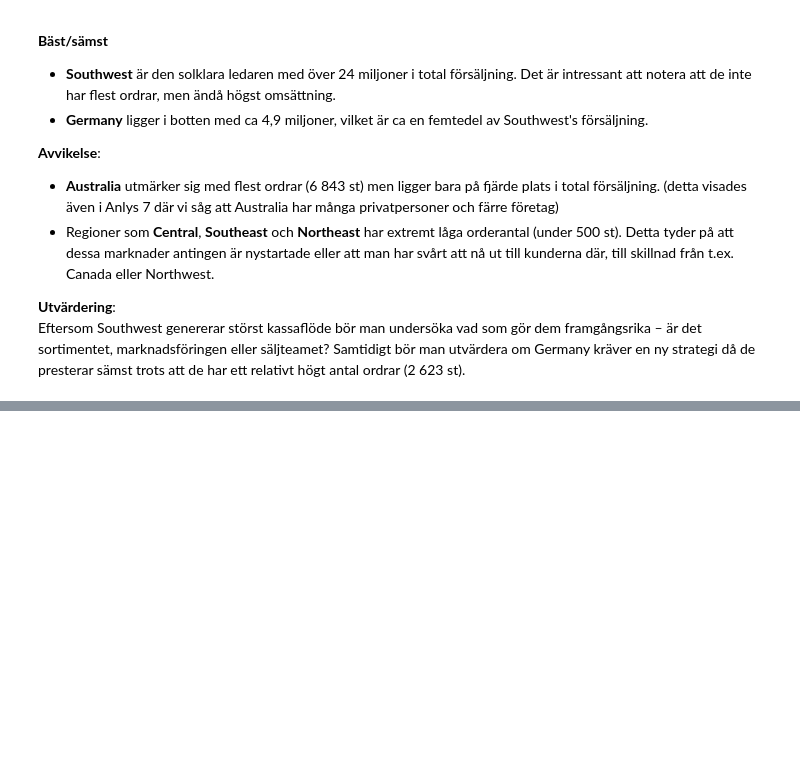
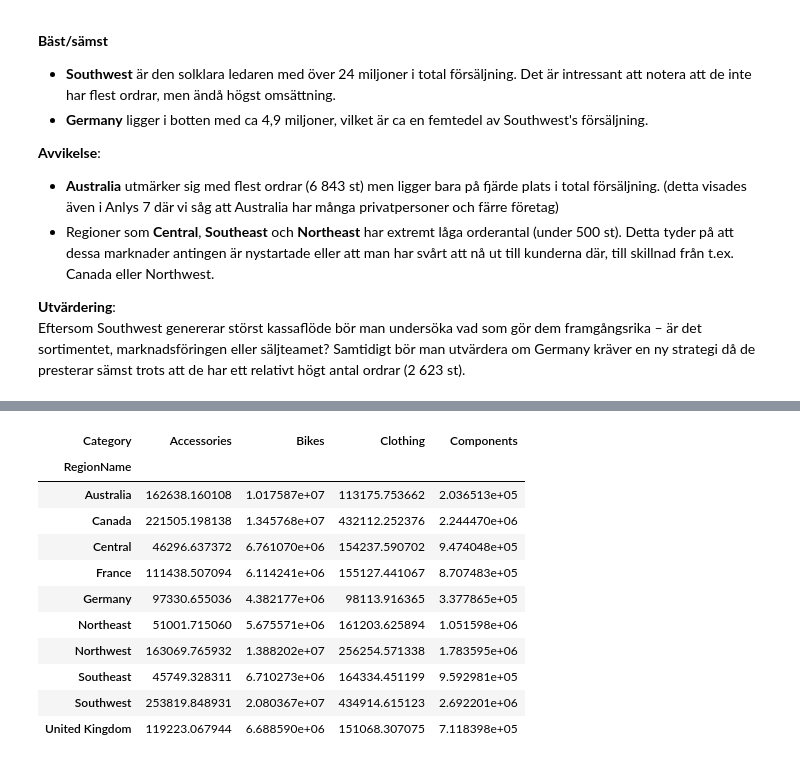
Before and after one commit to Shara-Hysen/adventureworks-sales-analysis-assignment, a Jupyter notebook: analysis.ipynb, the cells around one changed output, grey strips where cells are left out. Drawn from its saved outputs; the diff is of its cells as text; code cells hidden in the pictures; blank space fills up the shorter version.

```diff
--- a/analysis.ipynb
+++ b/analysis.ipynb
@@ -705,0 +719,42 @@ Eftersom Southwest genererar störst kassaflöde bör man undersöka vad som gö
+# %%
+query_deep_vis2 = """
+SELECT
+    st.Name AS RegionName,
+    pc.Name AS Category,
+    SUM(sod.LineTotal) AS LineTotal
+FROM Sales.SalesTerritory st
+INNER JOIN Sales.Customer c ON st.TerritoryID = c.TerritoryID
+INNER JOIN Sales.SalesOrderHeader soh ON c.CustomerID = soh.CustomerID
+INNER JOIN Sales.SalesOrderDetail sod ON soh.SalesOrderID = sod.SalesOrderID
+INNER JOIN Production.Product p ON sod.ProductID = p.ProductID
+INNER JOIN Production.ProductSubcategory ps ON p.ProductSubcategoryID = ps.ProductSubcategoryID
+INNER JOIN Production.ProductCategory pc ON ps.ProductCategoryID = pc.ProductCategoryID
+GROUP BY st.Name, pc.Name
+"""
+
+df_deep_vis2 = query_df(query_deep_vis2)
+
+pivot_deep_vis2 = df_deep_vis2.pivot(index='RegionName', columns='Category', values='LineTotal').fillna(0)
+pivot_deep_vis2
+
+
+plt.figure(figsize=(12,8))
+sns.heatmap(pivot_deep_vis2, annot=True, fmt=',.0f', cmap='YlGnBu')
+plt.title('Heatmap: Försäljning per produktkategori och region', fontsize=14, fontweight='bold')
+plt.xlabel('Produktkategori')
+plt.ylabel('Region')
+plt.tight_layout()
+plt.show()
+# %% [output]
+| Category | Accessories | Bikes | Clothing | Components |
+| RegionName |  |  |  |  |
+| Australia | 162638.160108 | 1.017587e+07 | 113175.753662 | 2.036513e+05 |
+| Canada | 221505.198138 | 1.345768e+07 | 432112.252376 | 2.244470e+06 |
+| Central | 46296.637372 | 6.761070e+06 | 154237.590702 | 9.474048e+05 |
+| France | 111438.507094 | 6.114241e+06 | 155127.441067 | 8.707483e+05 |
+| Germany | 97330.655036 | 4.382177e+06 | 98113.916365 | 3.377865e+05 |
+| Northeast | 51001.715060 | 5.675571e+06 | 161203.625894 | 1.051598e+06 |
+| Northwest | 163069.765932 | 1.388202e+07 | 256254.571338 | 1.783595e+06 |
+| Southeast | 45749.328311 | 6.710273e+06 | 164334.451199 | 9.592981e+05 |
+| Southwest | 253819.848931 | 2.080367e+07 | 434914.615123 | 2.692201e+06 |
+| United Kingdom | 119223.067944 | 6.688590e+06 | 151068.307075 | 7.118398e+05 |
```
Also changed, not shown: parts of 2 cells of this notebook.
